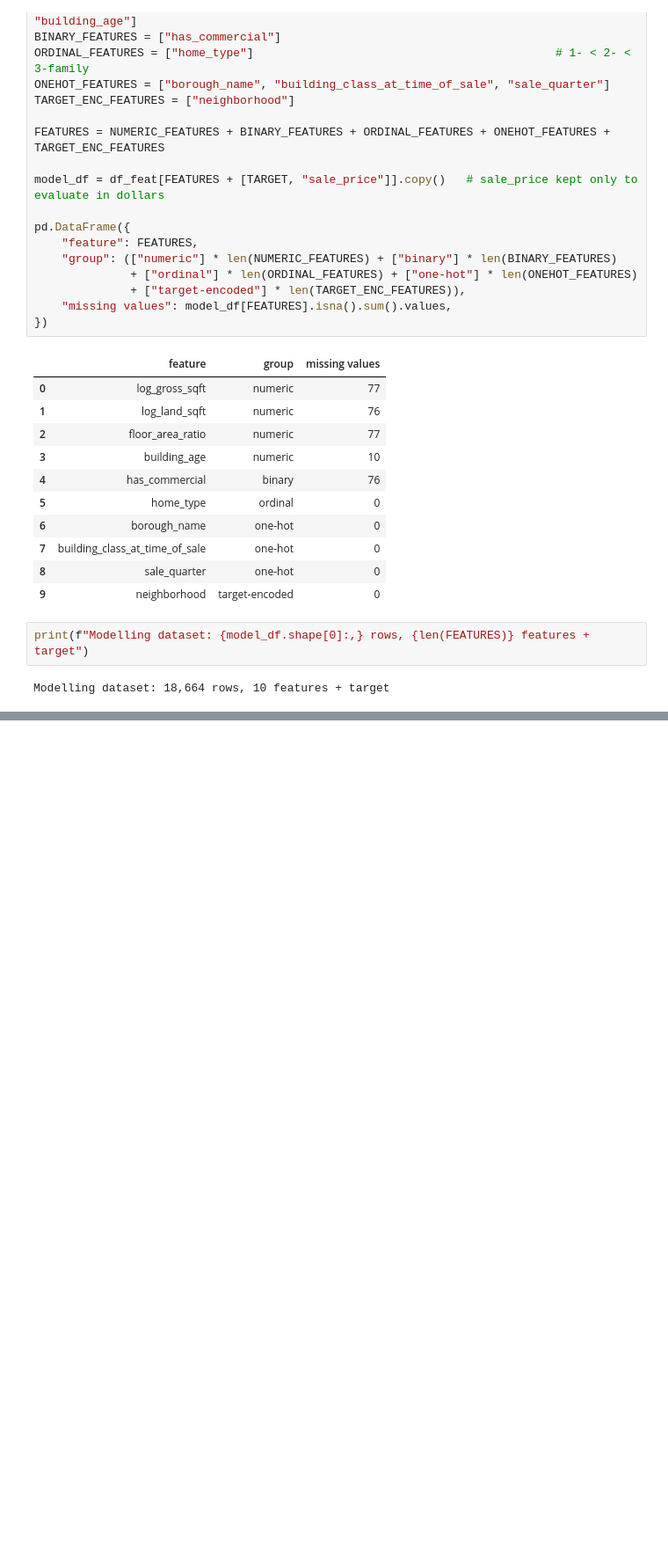
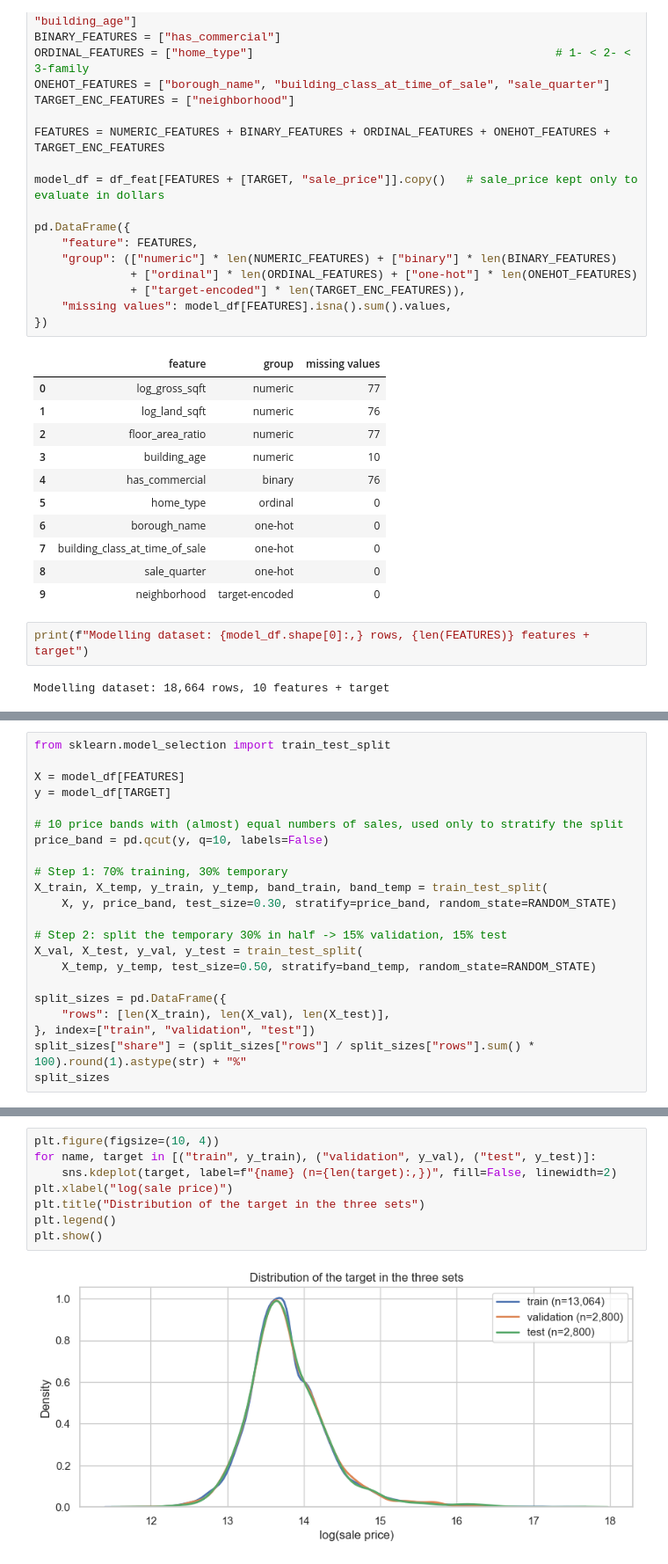
Before and after one commit to nodirbeksolijonov/MLDA-CW1-NYC-Property-Sales, a Jupyter notebook: notebooks/MLDA_CW1_NYC_Property_Sales.ipynb, the cells around one changed output, grey strips where cells are left out. Shown at 88% size. Saved outputs shown, nothing was run; the diff lists cells and outputs as text; blank space fills up the shorter version.

Commit message:
Data preparation 4c: stratified 70/15/15 train/validation/test split with distribution checks
Co-Authored-By: Claude Opus 5.5 <noreply@anthropic.com>

```diff
--- a/notebooks/MLDA_CW1_NYC_Property_Sales.ipynb
+++ b/notebooks/MLDA_CW1_NYC_Property_Sales.ipynb
@@ -1144,0 +1158,22 @@ Modelling dataset: 18,664 rows, 10 features + target
+# %%
+from sklearn.model_selection import train_test_split
+
+X = model_df[FEATURES]
+y = model_df[TARGET]
+
+# 10 price bands with (almost) equal numbers of sales, used only to stratify the split
+price_band = pd.qcut(y, q=10, labels=False)
+
+# Step 1: 70% training, 30% temporary
+X_train, X_temp, y_train, y_temp, band_train, band_temp = train_test_split(
+    X, y, price_band, test_size=0.30, stratify=price_band, random_state=RANDOM_STATE)
+
+# Step 2: split the temporary 30% in half -> 15% validation, 15% test
+X_val, X_test, y_val, y_test = train_test_split(
+    X_temp, y_temp, test_size=0.50, stratify=band_temp, random_state=RANDOM_STATE)
+
+split_sizes = pd.DataFrame({
+    "rows": [len(X_train), len(X_val), len(X_test)],
+}, index=["train", "validation", "test"])
+split_sizes["share"] = (split_sizes["rows"] / split_sizes["rows"].sum() * 100).round(1).astype(str) + "%"
+split_sizes
@@ -1144,0 +1227,10 @@ Modelling dataset: 18,664 rows, 10 features + target
+# %%
+plt.figure(figsize=(10, 4))
+for name, target in [("train", y_train), ("validation", y_val), ("test", y_test)]:
+    sns.kdeplot(target, label=f"{name} (n={len(target):,})", fill=False, linewidth=2)
+plt.xlabel("log(sale price)")
+plt.title("Distribution of the target in the three sets")
+plt.legend()
+plt.show()
+# %% [output]
+[figure, added]
```
Also changed, not shown: parts of 6 cells of this notebook.
